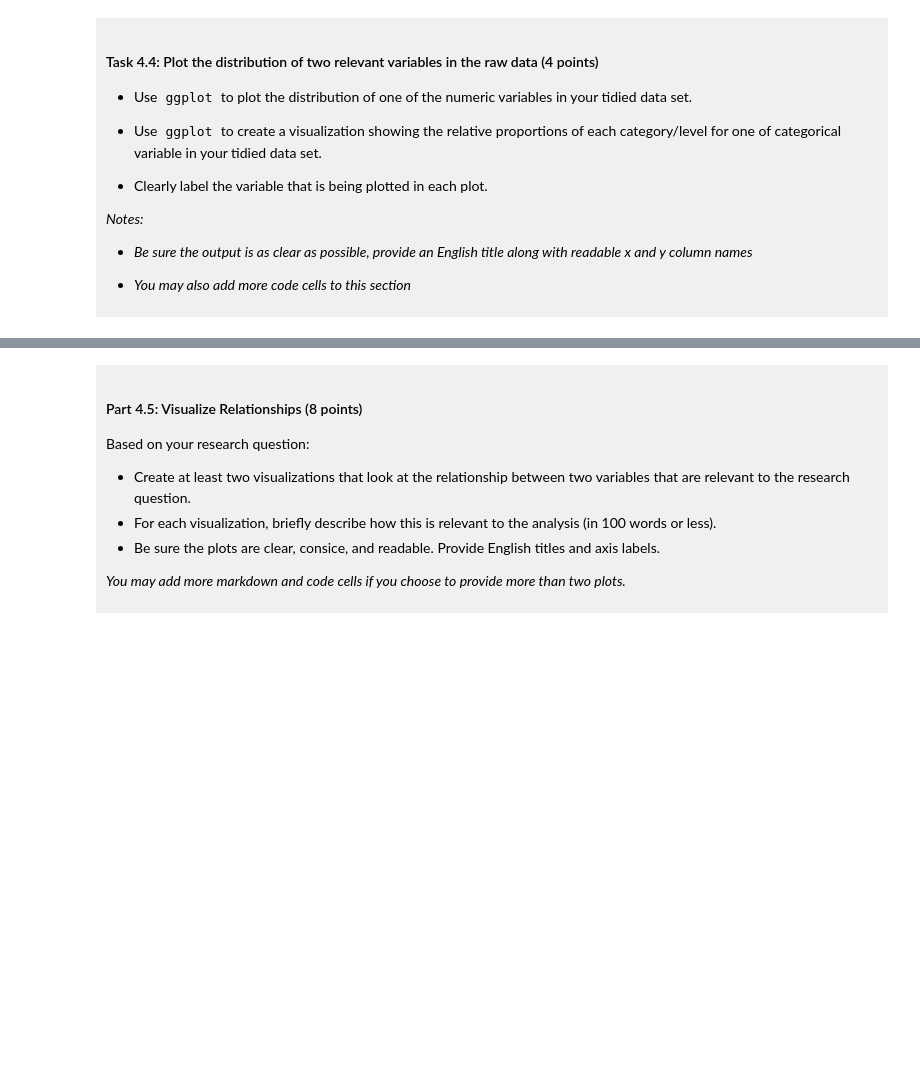
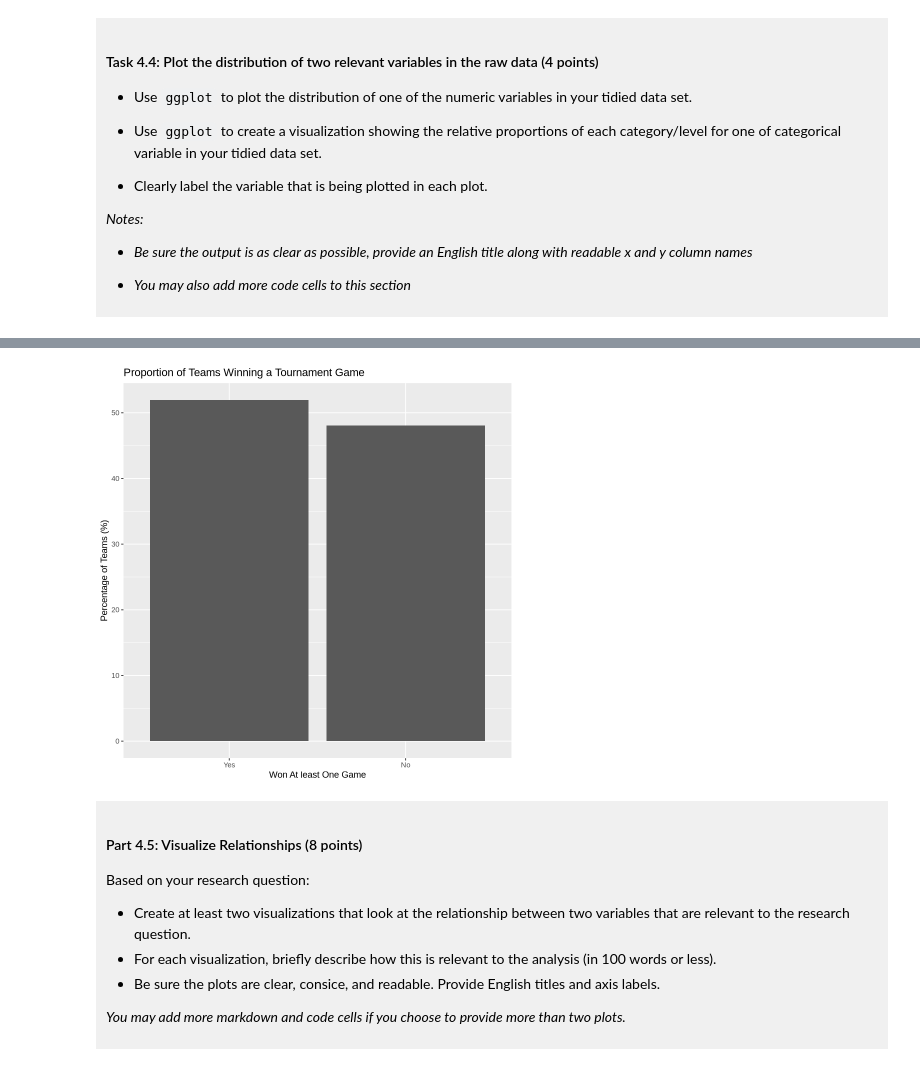
Before and after one commit to Daphne-Pard/dsci-100-project-daphne-pard, a Jupyter notebook: dsci-100-project-notebook.ipynb, the cells around one changed output, grey strips where cells are left out. Drawn from its saved outputs; the diff is of its cells as text; code cells hidden in the pictures; blank space fills up the shorter version.

```diff
--- a/dsci-100-project-notebook.ipynb
+++ b/dsci-100-project-notebook.ipynb
@@ -312,5 +353,14 @@ You will refine your research question (if needed) and produce a tidy data set.
 # %%
-### EDIT THIS CODE CELL FOR PLOT 2 ###
+win_proportions <- bball_tidy |>
+    group_by(won_game) |>
+    summarize(count = n()) |>
+    mutate(proportion = count / sum(count) * 100)
+
+ggplot(win_proportions, aes(x = won_game, y = proportion)) +
+    geom_bar(stat = "identity") +
+    labs(title = "Proportion of Teams Winning a Tournament Game", x = "Won At least One Game", y = "Percentage of Teams (%)")
+# %% [output]
+[figure, added]
 # %% [markdown]
 <div style="background-color: #f0f0f0; padding: 10px;">
 
```
Also changed, not shown: parts of 10 cells of this notebook.
